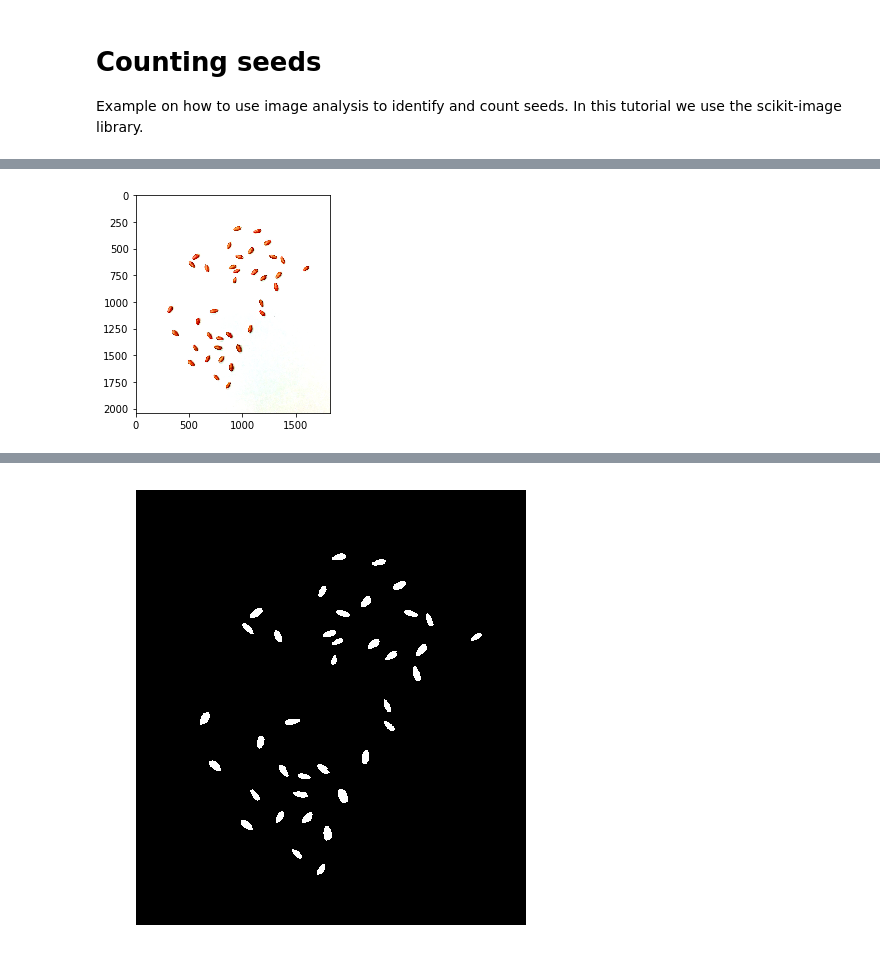
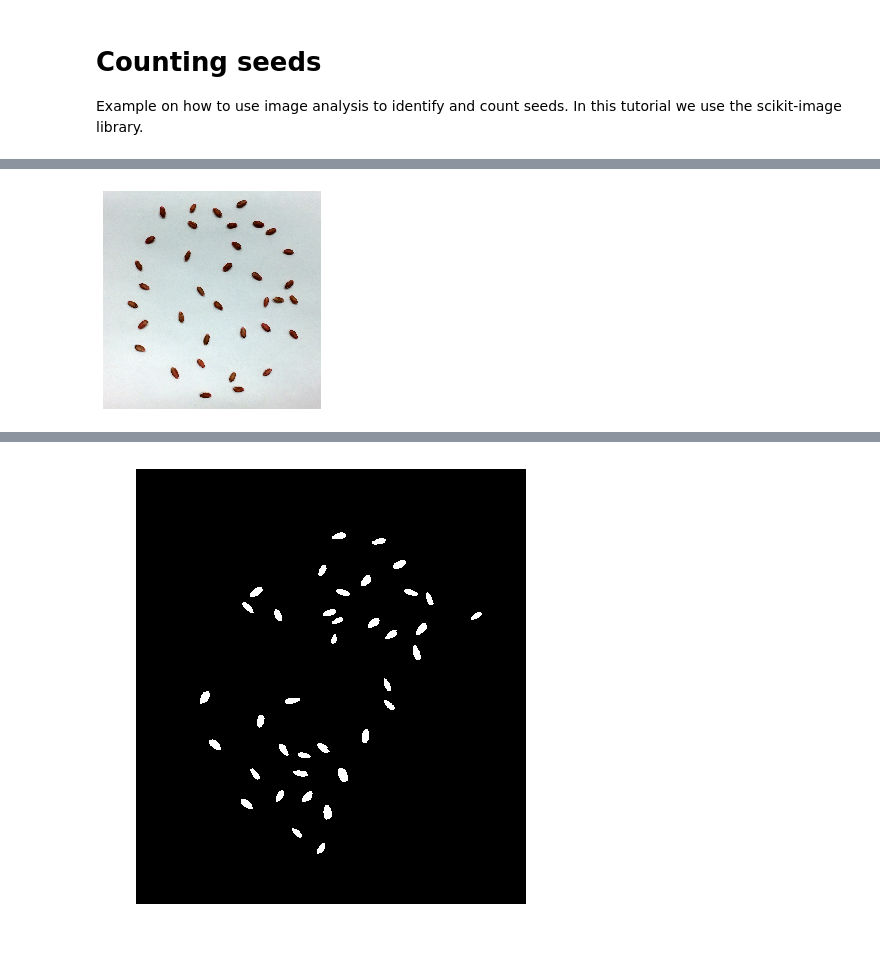
Before and after one commit to andres-patrignani/pynotes, a Jupyter notebook: notebooks/image_analysis_count_seeds.ipynb, the cells around one changed output, grey strips where cells are left out. Saved outputs shown, nothing was run; the diff lists cells and outputs as text; code cells hidden in the pictures.

Commit message:
Added seeds image

```diff
--- a/notebooks/image_analysis_count_seeds.ipynb
+++ b/notebooks/image_analysis_count_seeds.ipynb
@@ -22,8 +15,9 @@ FileNotFoundError: [Errno 2] No such file or directory: '../datasets/seeds.jpg'
 # %%
 plt.imshow(RGB)
+plt.axis('off')
 plt.show()
 # %% [output]
-[figure, old version]
+[figure, new version]
 # %%
 plt.plot(RGB[600,:,0], '-r', label='Red band')
 plt.plot(RGB[600,:,1], '-g', label='Green band')
```
Also changed, not shown: parts of 8 cells of this notebook, 1 other file.
